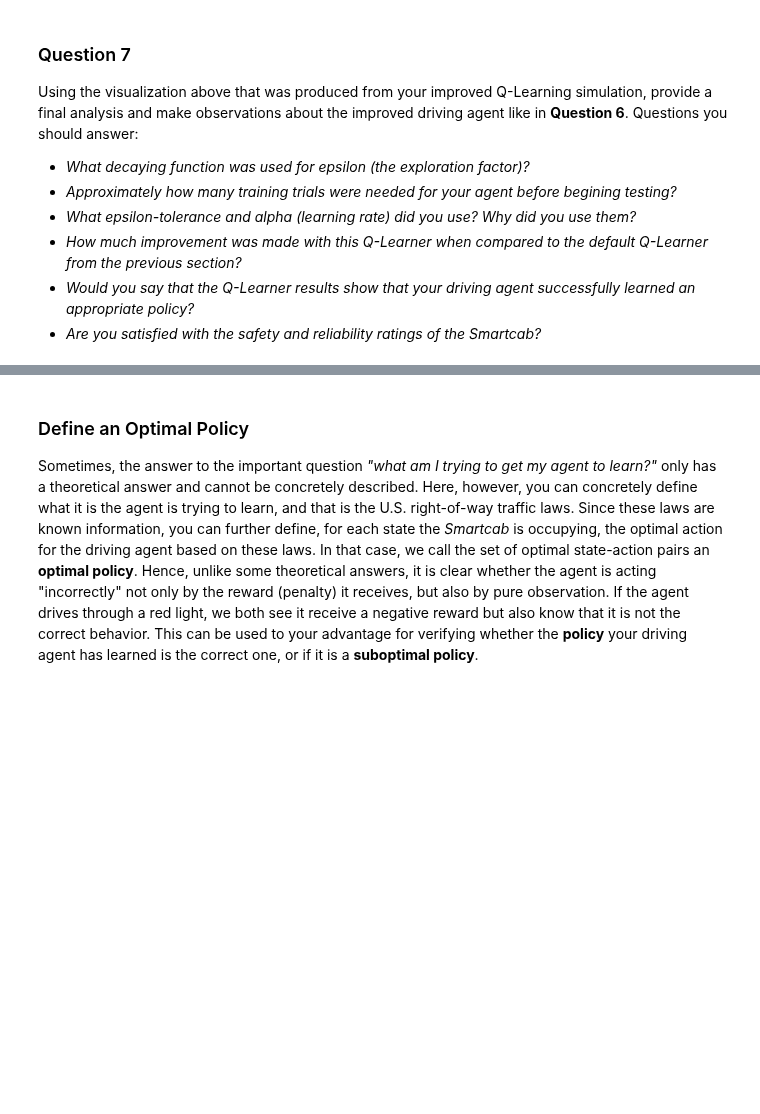
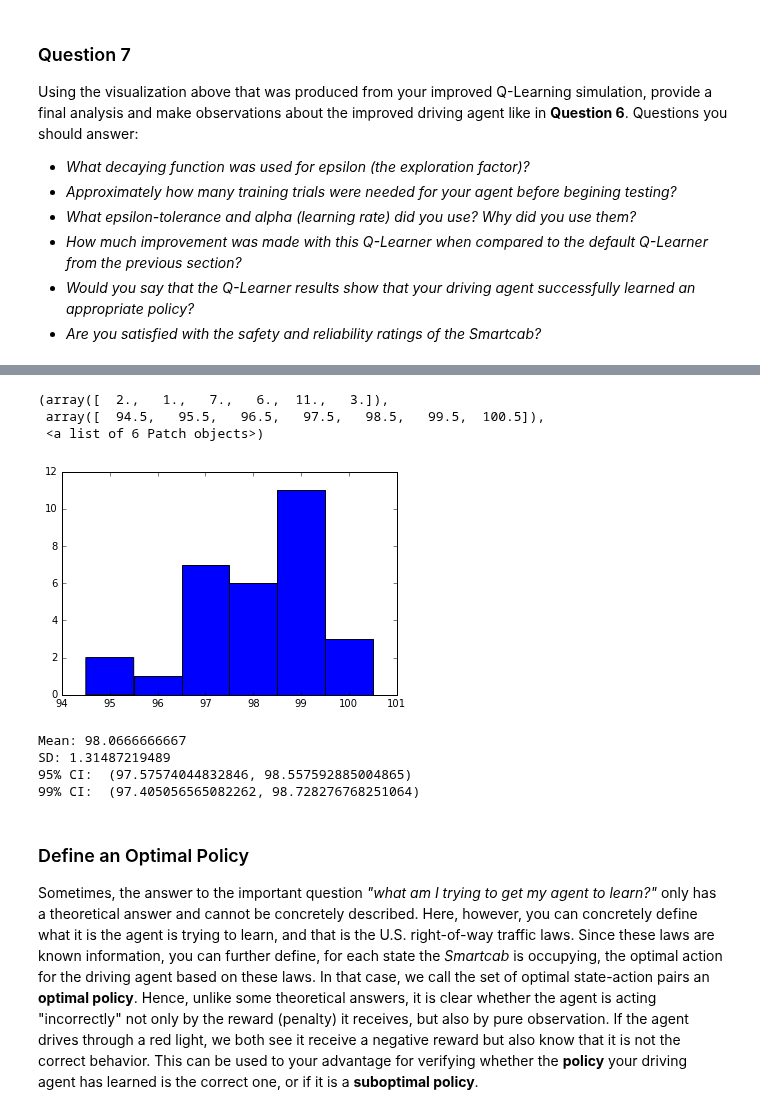
Before and after one commit to alextrickey/smartcab, a Jupyter notebook: smartcab.ipynb, the cells around one changed output, grey strips where cells are left out. Drawn from its saved outputs; the diff is of its cells as text; code cells hidden in the pictures; blank space fills up the shorter version.

```diff
--- a/smartcab.ipynb
+++ b/smartcab.ipynb
@@ -366,3 +404,30 @@ stuff
+# %%
+import matplotlib.pyplot as plt
+import numpy as np
+%matplotlib inline
+#Data
+v = [99, 97,  95, 99, 97,  98, 99,  98, 97, 99,
+     99, 99, 100, 99, 95, 100, 98,  98, 98, 99,
+     97, 98,  99, 97, 99,  97, 96, 100, 99, 97]
+plt.hist(v,bins=np.array(range(95,102))-0.5,align='mid')
+# %% [output]
+(array([  2.,   1.,   7.,   6.,  11.,   3.]),
+ array([  94.5,   95.5,   96.5,   97.5,   98.5,   99.5,  100.5]),
+ <a list of 6 Patch objects>)
+[figure, added]
+# %%
+# Calculate Confidence Interval for Reliability
+t_95 = 2.045
+t_99 = 2.756
+print "Mean:", np.mean(v)
+print "SD:", np.std(v)
+print "95% CI: ", (np.mean(v) - np.std(v)/np.sqrt(len(v))*t_95, np.mean(v) + np.std(v)/np.sqrt(len(v))*t_95)
+print "99% CI: ", (np.mean(v) - np.std(v)/np.sqrt(len(v))*t_99, np.mean(v) + np.std(v)/np.sqrt(len(v))*t_99)
+# %% [output]
+Mean: 98.0666666667
+SD: 1.31487219489
+95% CI:  (97.57574044832846, 98.557592885004865)
+99% CI:  (97.405056565082262, 98.728276768251064)
 # %% [markdown]
 ### Define an Optimal Policy
 
```
Also changed, not shown: parts of 8 cells of this notebook.
